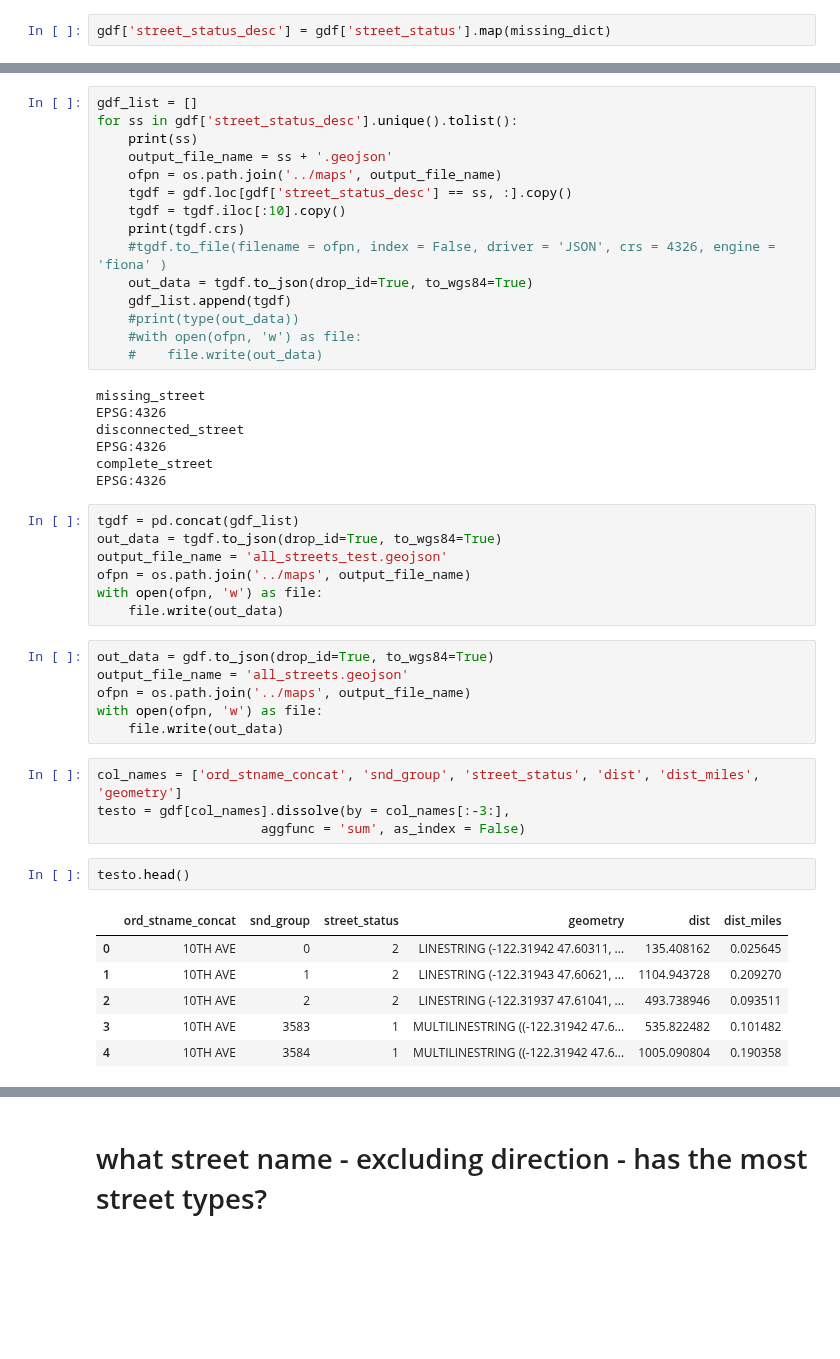
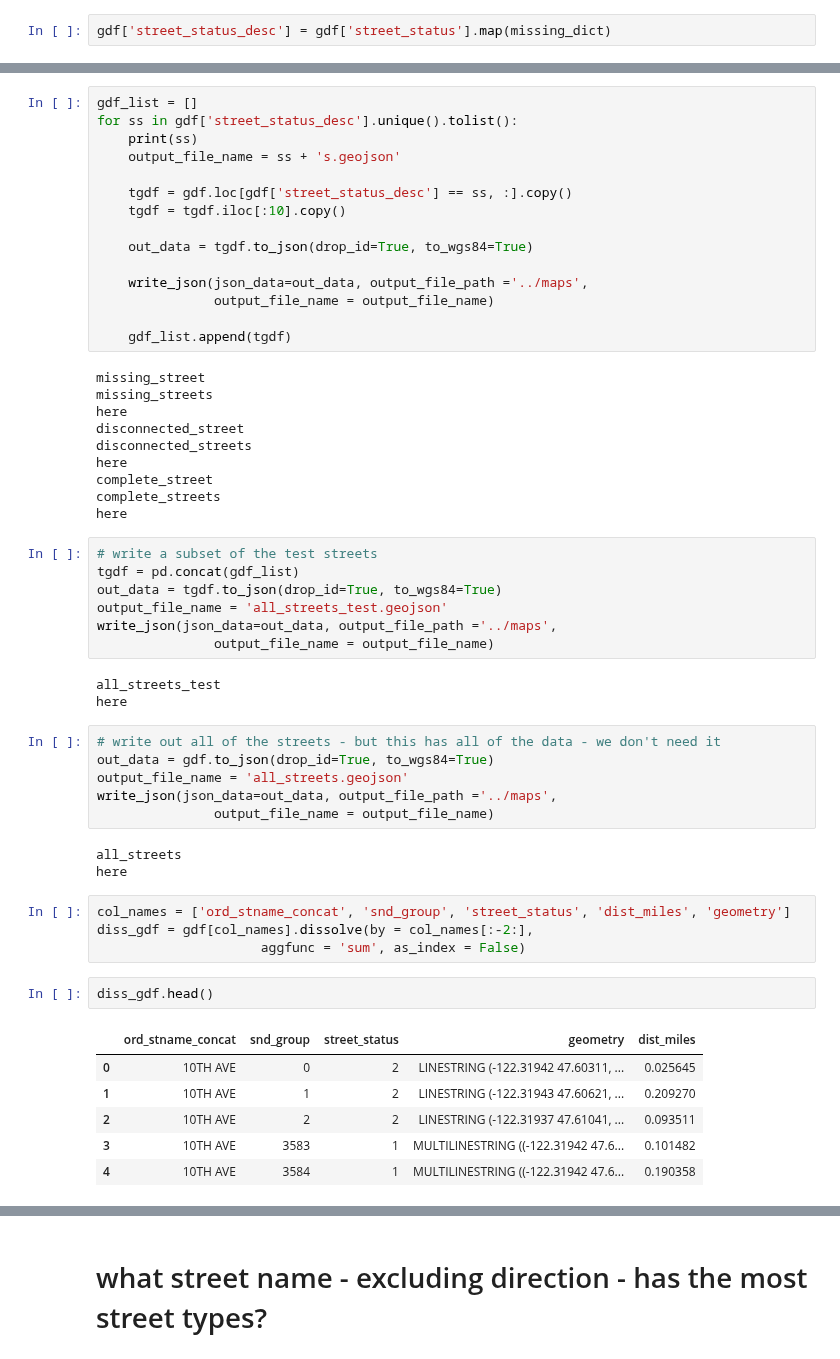
Before and after one commit to mike-babb/seattle_streets, a Jupyter notebook: code/step_04_prepare_graphs_and_stats.ipynb, the cells around one changed output, grey strips where cells are left out. Drawn from its saved outputs; the diff is of its cells as text; blank space fills up the shorter version.

```diff
--- a/code/step_04_prepare_graphs_and_stats.ipynb
+++ b/code/step_04_prepare_graphs_and_stats.ipynb
@@ -51,47 +67,56 @@ gdf.to_file(filename = ofpn, index = False, driver = 'GPKG')
 gdf_list = []
 for ss in gdf['street_status_desc'].unique().tolist():
     print(ss)
-    output_file_name = ss + '.geojson'
-    ofpn = os.path.join('../maps', output_file_name)
+    output_file_name = ss + 's.geojson'
+
     tgdf = gdf.loc[gdf['street_status_desc'] == ss, :].copy()
     tgdf = tgdf.iloc[:10].copy()
-    print(tgdf.crs)
-    #tgdf.to_file(filename = ofpn, index = False, driver = 'JSON', crs = 4326, engine = 'fiona' )
+
     out_data = tgdf.to_json(drop_id=True, to_wgs84=True)
+
+    write_json(json_data=out_data, output_file_path ='../maps',
+               output_file_name = output_file_name)
+
     gdf_list.append(tgdf)
-    #print(type(out_data))
-    #with open(ofpn, 'w') as file:
-    #    file.write(out_data)
 # %% [output]
 missing_street
-EPSG:4326
+missing_streets
+here
 disconnected_street
-EPSG:4326
+disconnected_streets
+here
 complete_street
-EPSG:4326
+complete_streets
+here
 # %%
+# write a subset of the test streets
 tgdf = pd.concat(gdf_list)
 out_data = tgdf.to_json(drop_id=True, to_wgs84=True)
 output_file_name = 'all_streets_test.geojson'
-ofpn = os.path.join('../maps', output_file_name)
-with open(ofpn, 'w') as file:
-    file.write(out_data)
+write_json(json_data=out_data, output_file_path ='../maps',
+               output_file_name = output_file_name)
+# %% [output]
+all_streets_test
+here
 # %%
+# write out all of the streets - but this has all of the data - we don't need it
 out_data = gdf.to_json(drop_id=True, to_wgs84=True)
 output_file_name = 'all_streets.geojson'
-ofpn = os.path.join('../maps', output_file_name)
-with open(ofpn, 'w') as file:
-    file.write(out_data)
+write_json(json_data=out_data, output_file_path ='../maps',
+               output_file_name = output_file_name)
+# %% [output]
+all_streets
+here
 # %%
-col_names = ['ord_stname_concat', 'snd_group', 'street_status', 'dist', 'dist_miles', 'geometry']
-testo = gdf[col_names].dissolve(by = col_names[:-3:],
+col_names = ['ord_stname_concat', 'snd_group', 'street_status', 'dist_miles', 'geometry']
+diss_gdf = gdf[col_names].dissolve(by = col_names[:-2:],
                      aggfunc = 'sum', as_index = False)
 # %%
-testo.head()
+diss_gdf.head()
 # %% [output]
-|  | ord_stname_concat | snd_group | street_status | geometry | dist | dist_miles |
-| 0 | 10TH AVE | 0 | 2 | LINESTRING (-122.31942 47.60311, ... | 135.408162 | 0.025645 |
-| 1 | 10TH AVE | 1 | 2 | LINESTRING (-122.31943 47.60621, ... | 1104.943728 | 0.209270 |
-| 2 | 10TH AVE | 2 | 2 | LINESTRING (-122.31937 47.61041, ... | 493.738946 | 0.093511 |
-| 3 | 10TH AVE | 3583 | 1 | MULTILINESTRING ((-122.31942 47.6... | 535.822482 | 0.101482 |
-| 4 | 10TH AVE | 3584 | 1 | MULTILINESTRING ((-122.31942 47.6... | 1005.090804 | 0.190358 |
+|  | ord_stname_concat | snd_group | street_status | geometry | dist_miles |
+| 0 | 10TH AVE | 0 | 2 | LINESTRING (-122.31942 47.60311, ... | 0.025645 |
+| 1 | 10TH AVE | 1 | 2 | LINESTRING (-122.31943 47.60621, ... | 0.209270 |
+| 2 | 10TH AVE | 2 | 2 | LINESTRING (-122.31937 47.61041, ... | 0.093511 |
+| 3 | 10TH AVE | 3583 | 1 | MULTILINESTRING ((-122.31942 47.6... | 0.101482 |
+| 4 | 10TH AVE | 3584 | 1 | MULTILINESTRING ((-122.31942 47.6... | 0.190358 |
```
Also changed, not shown: parts of 7 cells of this notebook, 6 other files.
